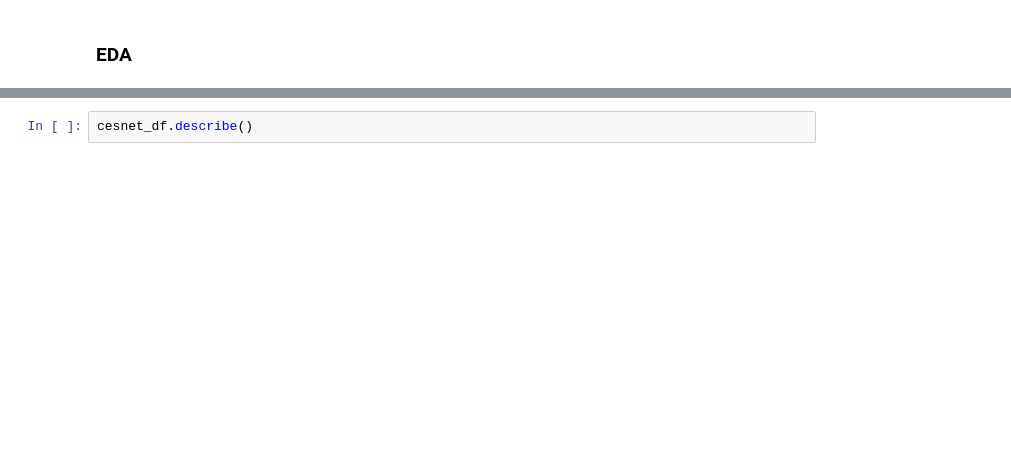
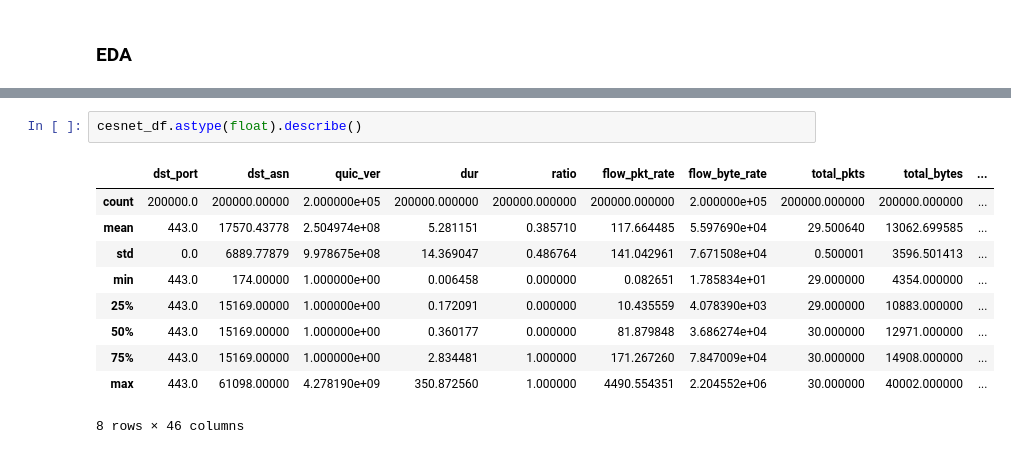
Before and after one commit to Earth-kun/QUICaid, a Jupyter notebook: merging/benign-eda.ipynb, the cells around one changed output, grey strips where cells are left out. Drawn from its saved outputs; the diff is of its cells as text; blank space fills up the shorter version.

```diff
--- a/merging/benign-eda.ipynb
+++ b/merging/benign-eda.ipynb
@@ -33,3 +101,14 @@ quicaid_df.describe()
 # %%
-cesnet_df.describe()
+cesnet_df.astype(float).describe()
+# %% [output]
+|  | dst_port | dst_asn | quic_ver | dur | ratio | flow_pkt_rate | flow_byte_rate | total_pkts | total_bytes | ... |
+| count | 200000.0 | 200000.00000 | 2.000000e+05 | 200000.000000 | 200000.000000 | 200000.000000 | 2.000000e+05 | 200000.000000 | 200000.000000 | ... |
+| mean | 443.0 | 17570.43778 | 2.504974e+08 | 5.281151 | 0.385710 | 117.664485 | 5.597690e+04 | 29.500640 | 13062.699585 | ... |
+| std | 0.0 | 6889.77879 | 9.978675e+08 | 14.369047 | 0.486764 | 141.042961 | 7.671508e+04 | 0.500001 | 3596.501413 | ... |
+| min | 443.0 | 174.00000 | 1.000000e+00 | 0.006458 | 0.000000 | 0.082651 | 1.785834e+01 | 29.000000 | 4354.000000 | ... |
+| 25% | 443.0 | 15169.00000 | 1.000000e+00 | 0.172091 | 0.000000 | 10.435559 | 4.078390e+03 | 29.000000 | 10883.000000 | ... |
+| 50% | 443.0 | 15169.00000 | 1.000000e+00 | 0.360177 | 0.000000 | 81.879848 | 3.686274e+04 | 30.000000 | 12971.000000 | ... |
+| 75% | 443.0 | 15169.00000 | 1.000000e+00 | 2.834481 | 1.000000 | 171.267260 | 7.847009e+04 | 30.000000 | 14908.000000 | ... |
+| max | 443.0 | 61098.00000 | 4.278190e+09 | 350.872560 | 1.000000 | 4490.554351 | 2.204552e+06 | 30.000000 | 40002.000000 | ... |
+8 rows × 46 columns
 # %%
```
Also changed, not shown: parts of 7 cells of this notebook.
